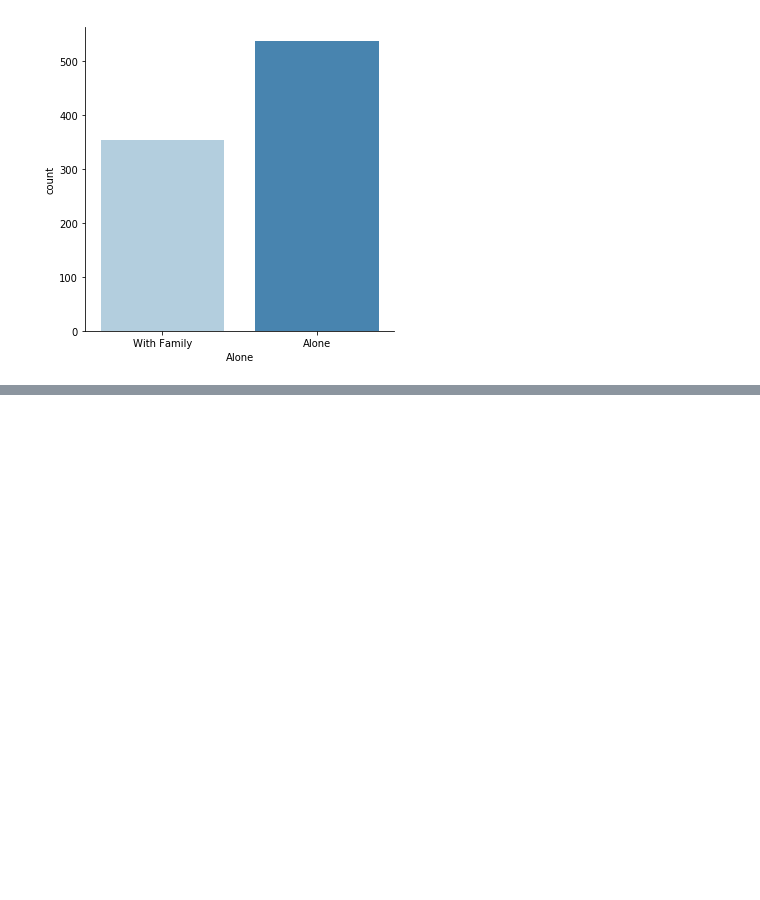
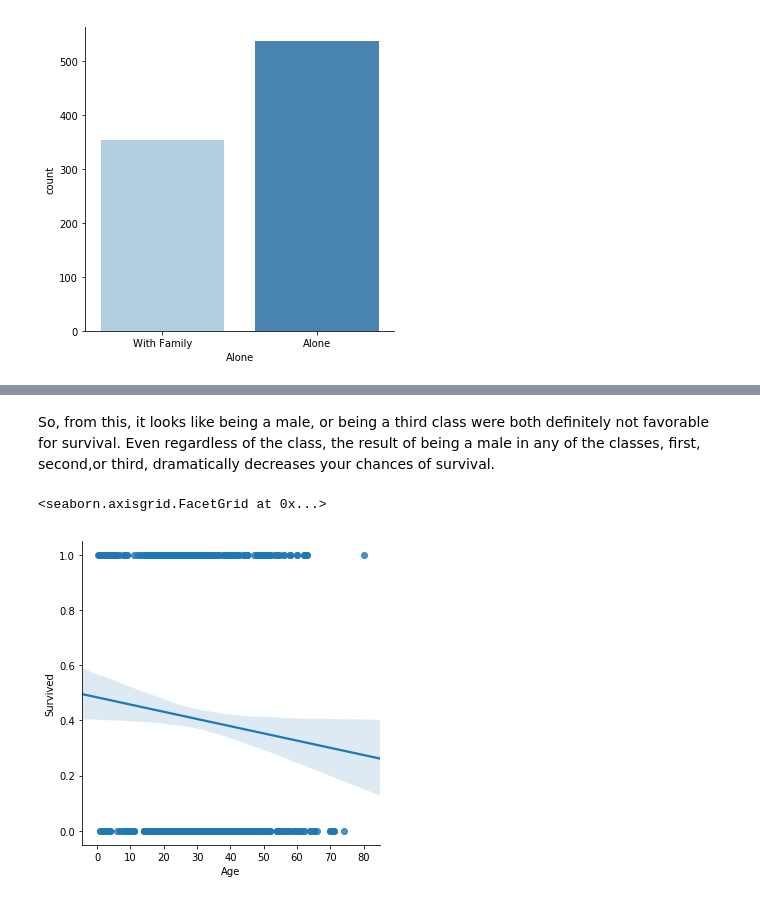
Before and after one commit to stellazhu31/Kaggle-Titanic-Machine-Learning-Personal-Project, a Jupyter notebook: Prediction of Titanic Survival Information.ipynb, the cells around one changed output, grey strips where cells are left out. Cells and saved outputs as stored; diff of their text form; code cells hidden in the pictures; blank space fills up the shorter version.

```diff
--- a/Prediction of Titanic Survival Information.ipynb
+++ b/Prediction of Titanic Survival Information.ipynb
@@ -299,0 +328,9 @@ It's quite a bit more people were completely alone than those that came on board
+# %% [markdown]
+So, from this, it looks like being a male, or being a third class were both definitely not favorable for survival. Even regardless of the class, the result of being a male in any of the classes, first, second,or third, dramatically decreases your chances of survival.
+# %%
+#Is age a factor affecting survival?
+#Linear plot on age versus survival:
+sns.lmplot('Age','Survived',data=titanic_df)
+# %% [output]
+<seaborn.axisgrid.FacetGrid at 0x...>
+[figure, added]
```
Also changed, not shown: parts of 14 cells of this notebook.
